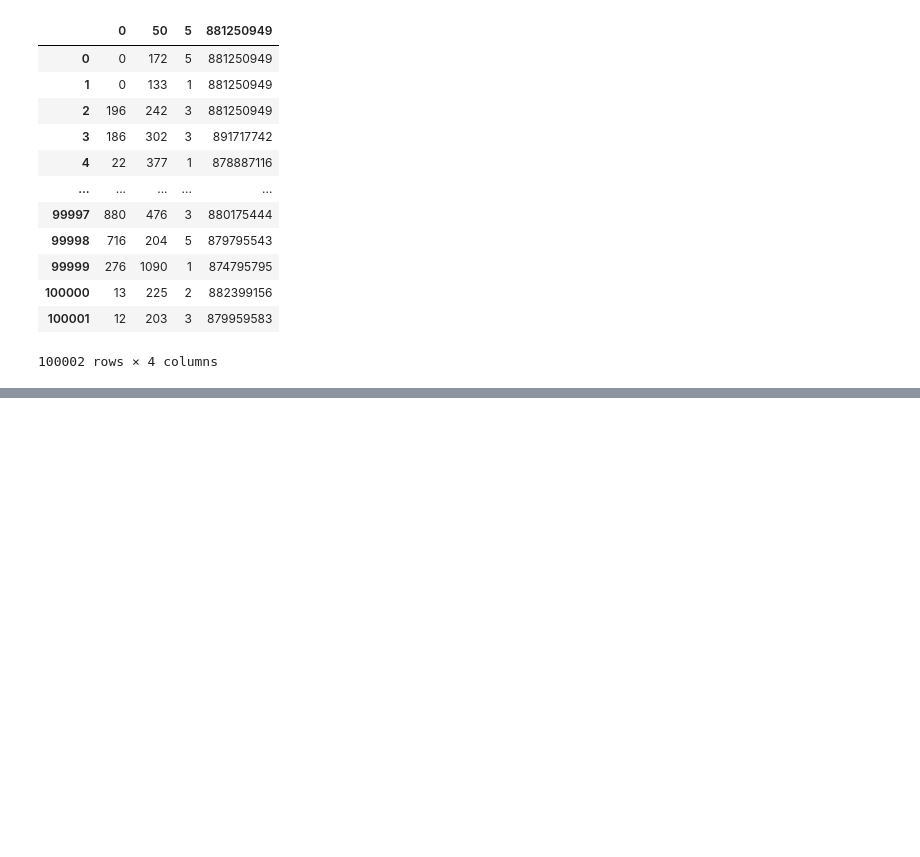
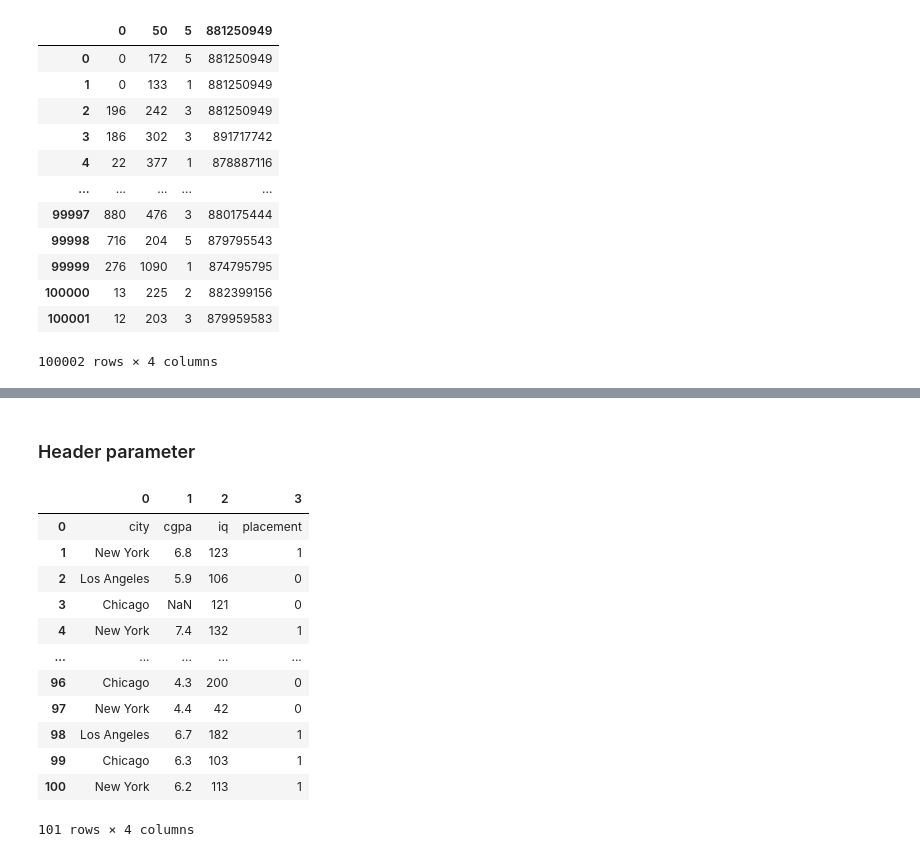
Before and after one commit to Ananya18-23/Machine-Learning-refresher, a Jupyter notebook: Data_Gathering/working-with-csv.ipynb, the cells around one changed output, grey strips where cells are left out. Drawn from its saved outputs; the diff is of its cells as text; code cells hidden in the pictures; blank space fills up the shorter version.

```diff
--- a/Data_Gathering/working-with-csv.ipynb
+++ b/Data_Gathering/working-with-csv.ipynb
@@ -68,0 +88,18 @@ pd.read_csv('file.tsv', sep='\t')
+# %% [markdown]
+### Header parameter
+# %%
+pd.read_csv('placementdata.csv',header=None)  # header=None tells pandas that the first row of the CSV file does not contain column names, and it should treat all rows as data.
+# %% [output]
+|  | 0 | 1 | 2 | 3 |
+| 0 | city | cgpa | iq | placement |
+| 1 | New York | 6.8 | 123 | 1 |
+| 2 | Los Angeles | 5.9 | 106 | 0 |
+| 3 | Chicago | NaN | 121 | 0 |
+| 4 | New York | 7.4 | 132 | 1 |
+| ... | ... | ... | ... | ... |
+| 96 | Chicago | 4.3 | 200 | 0 |
+| 97 | New York | 4.4 | 42 | 0 |
+| 98 | Los Angeles | 6.7 | 182 | 1 |
+| 99 | Chicago | 6.3 | 103 | 1 |
+| 100 | New York | 6.2 | 113 | 1 |
+101 rows × 4 columns
```
Also changed, not shown: parts of 24 cells of this notebook.
